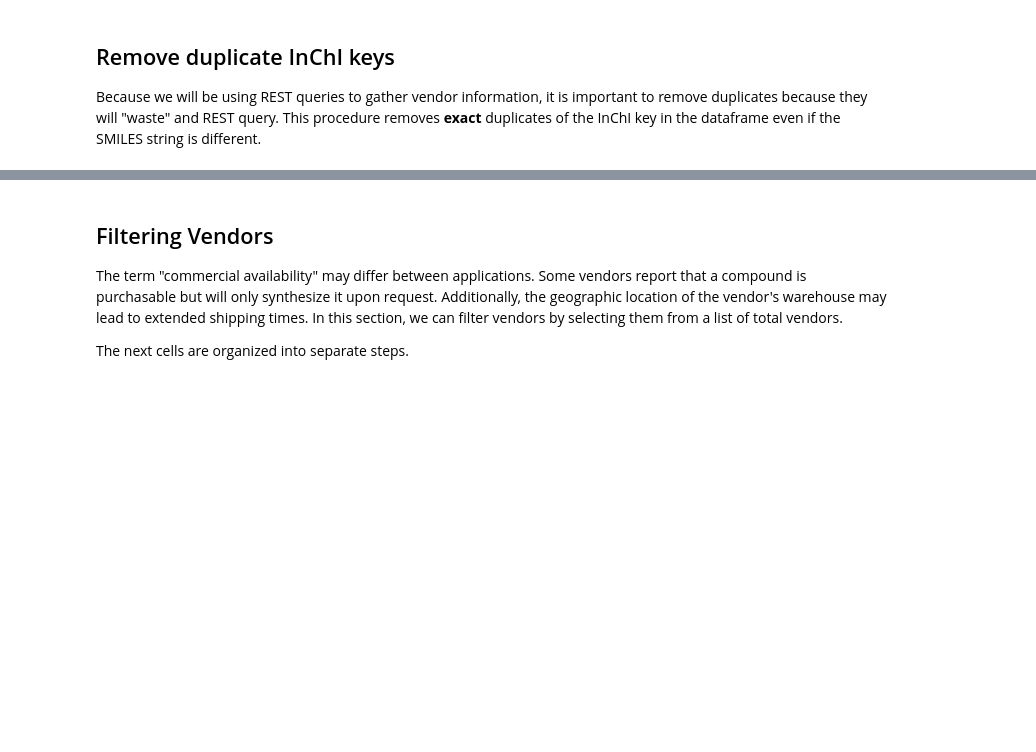
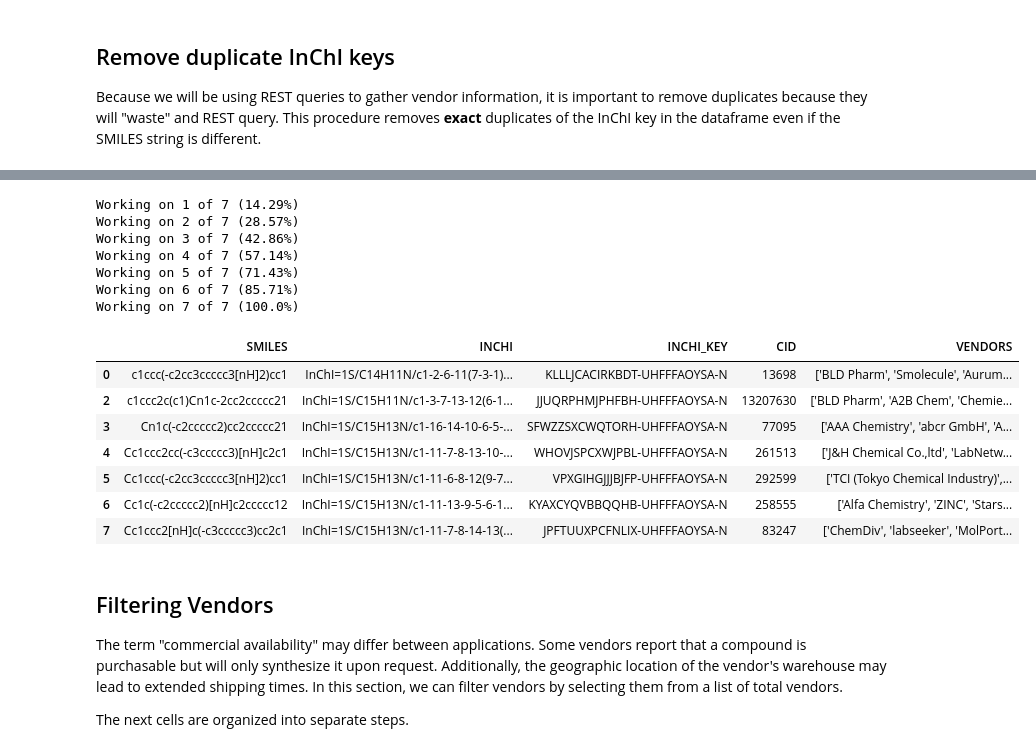
Before and after one commit to thejameshoward/CommercialCompoundSearcher, a Jupyter notebook: CommercialCompoundSearcher.ipynb, the cells around one changed output, grey strips where cells are left out. Saved outputs shown, nothing was run; the diff lists cells and outputs as text; code cells hidden in the pictures; blank space fills up the shorter version.

````diff
--- a/CommercialCompoundSearcher.ipynb
+++ b/CommercialCompoundSearcher.ipynb
@@ -36,12 +36,20 @@ The list of smiles should be a plaintext document with __SMILES__ in the first l
 ```
 # %%
 # Define a file
-file = Path('./data/indoles.txt')
+file = Path('./data/small.txt')
 
-# Read in the text file
-df = pd.read_table(file, header=0)
+# Read in the file
+if file.suffix == '.txt':
+    df = pd.read_table(file, header=0)
+elif file.suffix == '.csv':
+    df = pd.read_csv(file, header=0)
+else:
+    raise ValueError(f'{file.name} does not have a supported extension.')
 
 # Check that the file is formatted correctly
 assert 'SMILES' in df.columns
 
+# Drop any empty rows
+df.dropna(axis=0, how='any', inplace=True)
+
 display(df)
@@ -153,3 +208,69 @@ display(df)
+# %%
+# Get inchi keys as a list
+cids = df['CID'].astype(int).to_list()
+
+# This assertion statement will fail if you have duplicate
+# InChi keys. If you don't care, remove the following line
+assert len(list(set(cids))) == df.shape[0]
+
+# Get the total number of CIDs for tracking progress
+total = len(cids)
+
+# Keep a list of CIDs that have no vendors
+no_vendor_cids = []
+
+# Make a CID vendor dictionary that will contain the
+# PubchemVendor objects
+cid_vendor_dict = {}
+
+# Enumerate over all CIDs and look for vendors
+for i, cid in enumerate(cids):
+    print(f'Working on {i + 1} of {total} ({round((i + 1) / total * 100, 2)}%)')
+
+    # Try to get the list of PubchemVendor objects
+    try:
+        vendors = list(set(get_vendor_list_from_cid(cid)))
+    except urllib.error.HTTPError as e:
+        print(f'Could not get vendor list from CID {cid}.')
+        no_vendor_cids.append(int(cid))
+        continue
+
+    # Check how many instances of that CID are in the df
+    if df[df['CID'].astype(int) == cid].shape[0] != 1:
+        print(f'WARNING: Found more than one CID for {cid}!')
+
+    # Add the CID/VENDORS based on inchi_key
+    df.loc[df['CID'].astype(int) == cid, 'VENDORS'] = str([x.SourceName for x in vendors])
+
+    # Add the CID:Vendor key:value pair
+    cid_vendor_dict[cid] = vendors
+
+# Get the df of molecules for which there are no vendors, save it for good book keeping
+no_vendors = df[df['CID'].astype(int).isin(no_vendor_cids)].copy(deep=True)
+no_vendors.to_csv('./results/no_vendors_found.csv')
+
+# Get all the molecules that have vendors
+df = df[~df['CID'].astype(int).isin(no_vendor_cids)]
+
+display(df)
+
+#print(cid_vendor_dict)
+# %% [output]
+Working on 1 of 7 (14.29%)
+Working on 2 of 7 (28.57%)
+Working on 3 of 7 (42.86%)
+Working on 4 of 7 (57.14%)
+Working on 5 of 7 (71.43%)
+Working on 6 of 7 (85.71%)
+Working on 7 of 7 (100.0%)
+|  | SMILES | INCHI | INCHI_KEY | CID | VENDORS |
+| 0 | c1ccc(-c2cc3ccccc3[nH]2)cc1 | InChI=1S/C14H11N/c1-2-6-11(7-3-1)... | KLLLJCACIRKBDT-UHFFFAOYSA-N | 13698 | ['BLD Pharm', 'Smolecule', 'Aurum... |
+| 2 | c1ccc2c(c1)Cn1c-2cc2ccccc21 | InChI=1S/C15H11N/c1-3-7-13-12(6-1... | JJUQRPHMJPHFBH-UHFFFAOYSA-N | 13207630 | ['BLD Pharm', 'A2B Chem', 'Chemie... |
+| 3 | Cn1c(-c2ccccc2)cc2ccccc21 | InChI=1S/C15H13N/c1-16-14-10-6-5-... | SFWZZSXCWQTORH-UHFFFAOYSA-N | 77095 | ['AAA Chemistry', 'abcr GmbH', 'A... |
+| 4 | Cc1ccc2cc(-c3ccccc3)[nH]c2c1 | InChI=1S/C15H13N/c1-11-7-8-13-10-... | WHOVJSPCXWJPBL-UHFFFAOYSA-N | 261513 | ['J&H Chemical Co.,ltd', 'LabNetw... |
+| 5 | Cc1ccc(-c2cc3ccccc3[nH]2)cc1 | InChI=1S/C15H13N/c1-11-6-8-12(9-7... | VPXGIHGJJJBJFP-UHFFFAOYSA-N | 292599 | ['TCI (Tokyo Chemical Industry)',... |
+| 6 | Cc1c(-c2ccccc2)[nH]c2ccccc12 | InChI=1S/C15H13N/c1-11-13-9-5-6-1... | KYAXCYQVBBQQHB-UHFFFAOYSA-N | 258555 | ['Alfa Chemistry', 'ZINC', 'Stars... |
+| 7 | Cc1ccc2[nH]c(-c3ccccc3)cc2c1 | InChI=1S/C15H13N/c1-11-7-8-14-13(... | JPFTUUXPCFNLIX-UHFFFAOYSA-N | 83247 | ['ChemDiv', 'labseeker', 'MolPort... |
 # %% [markdown]
 ## Filtering Vendors
 
````
Also changed, not shown: parts of 17 cells of this notebook, 12 other files.
